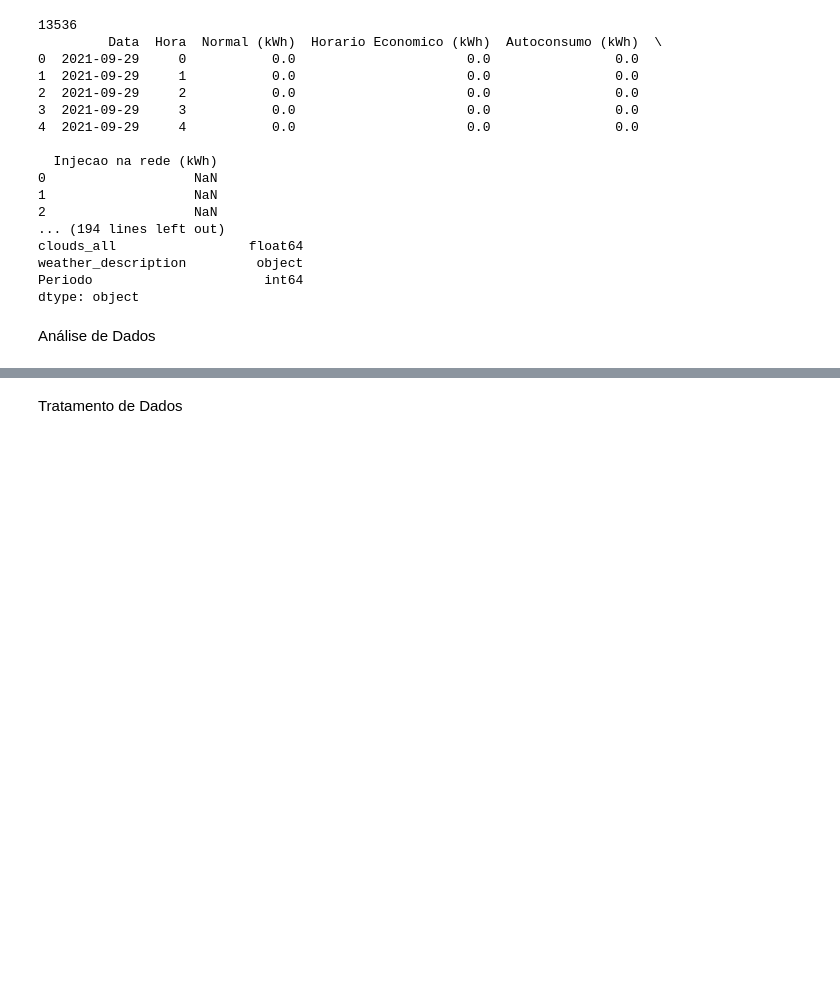
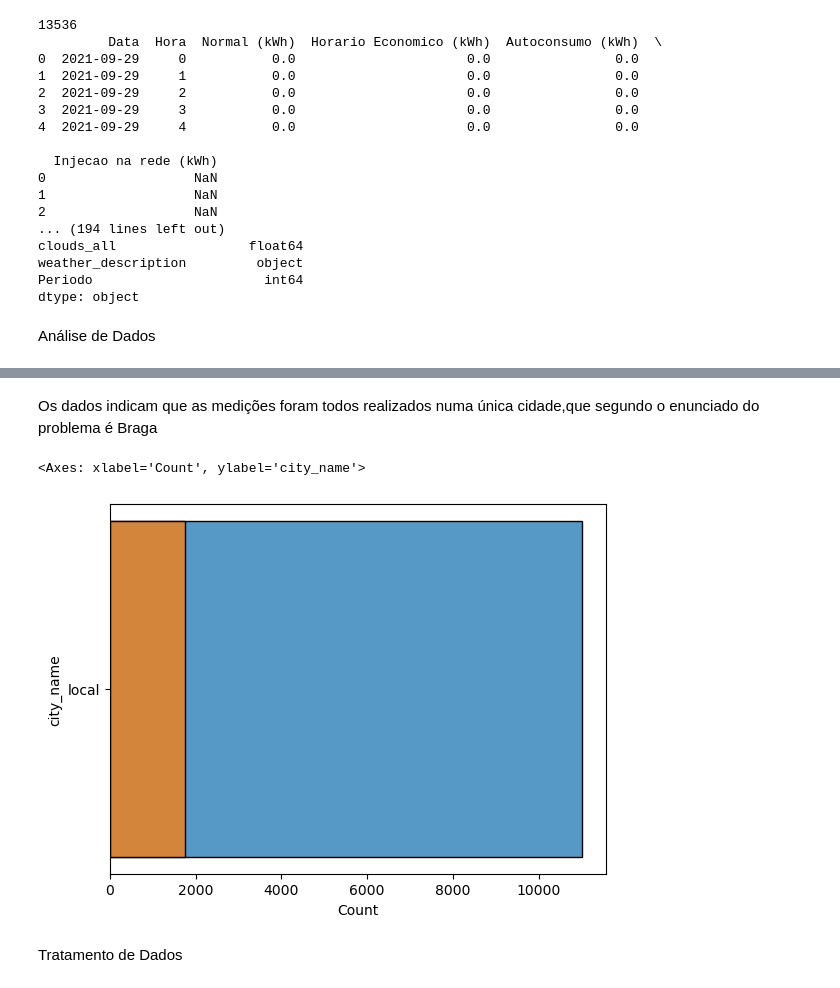
Before and after one commit to simaobarroso/tp-daa, a Jupyter notebook: competicao/comp.ipynb, the cells around one changed output, grey strips where cells are left out. Cells and saved outputs as stored; diff of their text form; code cells hidden in the pictures; blank space fills up the shorter version.

Commit message:
Análise de dados

```diff
--- a/competicao/comp.ipynb
+++ b/competicao/comp.ipynb
@@ -193,3 +270,11 @@ max       7.450000    100.000000      2.000000
+# %% [markdown]
+Os dados indicam que as medições foram todos realizados numa única cidade,que segundo o enunciado do problema é Braga
+# %%
+sns.histplot(df_train["city_name"],y=df_train["city_name"])
+sns.histplot(df_2023["city_name"],y=df_2023["city_name"])
+# %% [output]
+<Axes: xlabel='Count', ylabel='city_name'>
+[figure, added]
 # %% [markdown]
 Tratamento de Dados
 # %%
```
Also changed, not shown: parts of 15 cells of this notebook, 2 other files.
